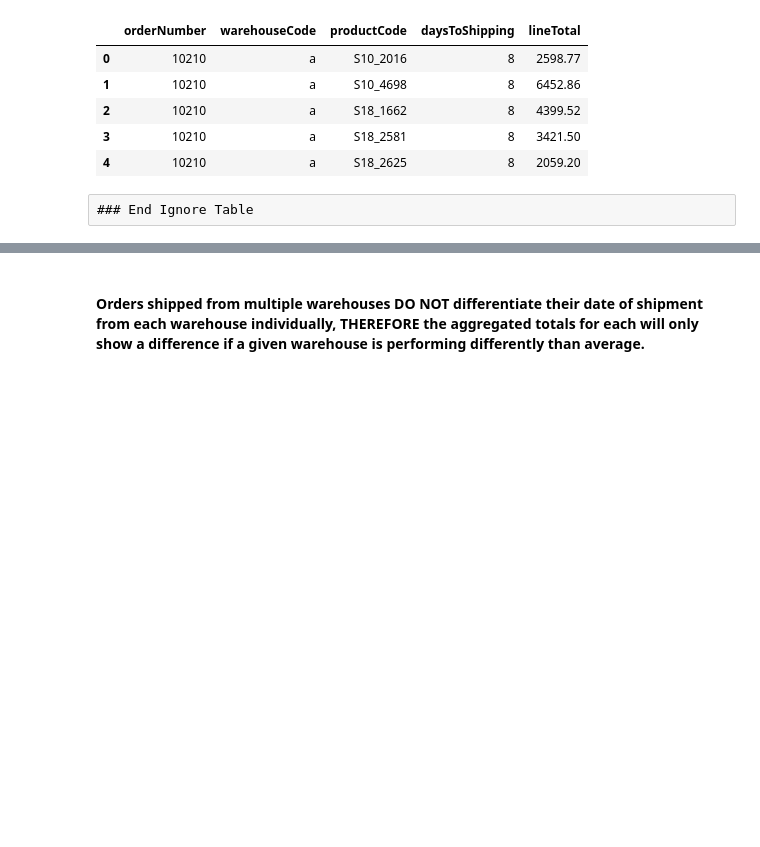
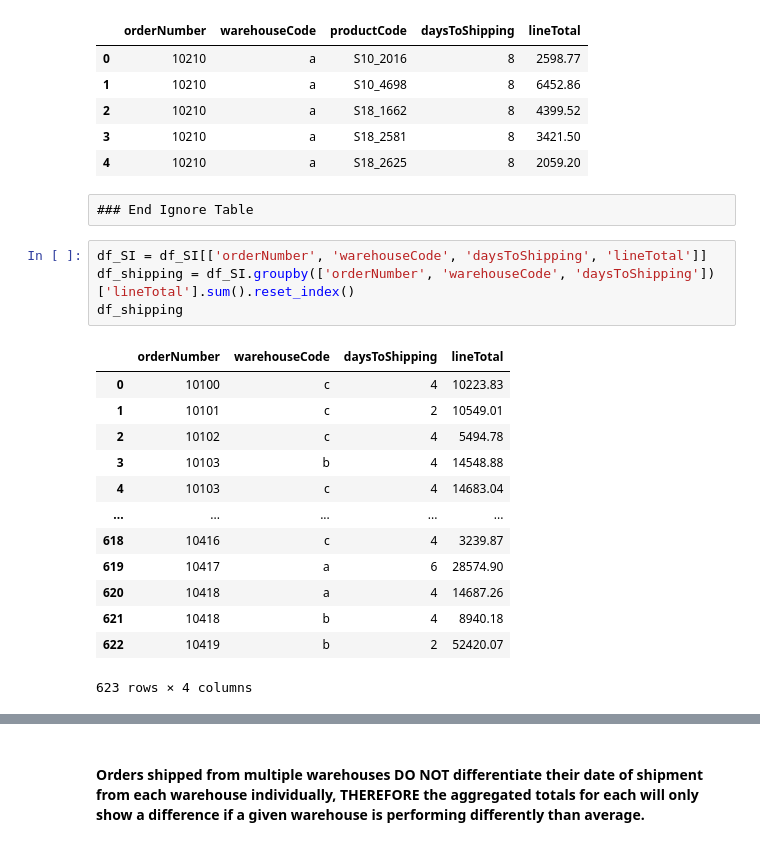
Before and after one commit to BCPMcustom/courseraSQL, a Jupyter notebook: Course#10/MintClassics.ipynb, the cells around one changed output, grey strips where cells are left out. Drawn from its saved outputs; the diff is of its cells as text; blank space fills up the shorter version.

```diff
--- a/Course#10/MintClassics.ipynb
+++ b/Course#10/MintClassics.ipynb
@@ -344,6 +344,24 @@ df_SI.head()
 | 4 | 10210 | a | S18_2625 | 8 | 2059.20 |
 # %% [raw]
 ### End Ignore Table
+# %%
+df_SI = df_SI[['orderNumber', 'warehouseCode', 'daysToShipping', 'lineTotal']]
+df_shipping = df_SI.groupby(['orderNumber', 'warehouseCode', 'daysToShipping'])['lineTotal'].sum().reset_index()
+df_shipping
+# %% [output]
+|  | orderNumber | warehouseCode | daysToShipping | lineTotal |
+| 0 | 10100 | c | 4 | 10223.83 |
+| 1 | 10101 | c | 2 | 10549.01 |
+| 2 | 10102 | c | 4 | 5494.78 |
+| 3 | 10103 | b | 4 | 14548.88 |
+| 4 | 10103 | c | 4 | 14683.04 |
+| ... | ... | ... | ... | ... |
+| 618 | 10416 | c | 4 | 3239.87 |
+| 619 | 10417 | a | 6 | 28574.90 |
+| 620 | 10418 | a | 4 | 14687.26 |
+| 621 | 10418 | b | 4 | 8940.18 |
+| 622 | 10419 | b | 2 | 52420.07 |
+623 rows × 4 columns
 # %%
 import matplotlib.pyplot as plt
 from matplotlib.ticker import StrMethodFormatter
```
Also changed, not shown: parts of 3 cells of this notebook, 2 other files.
